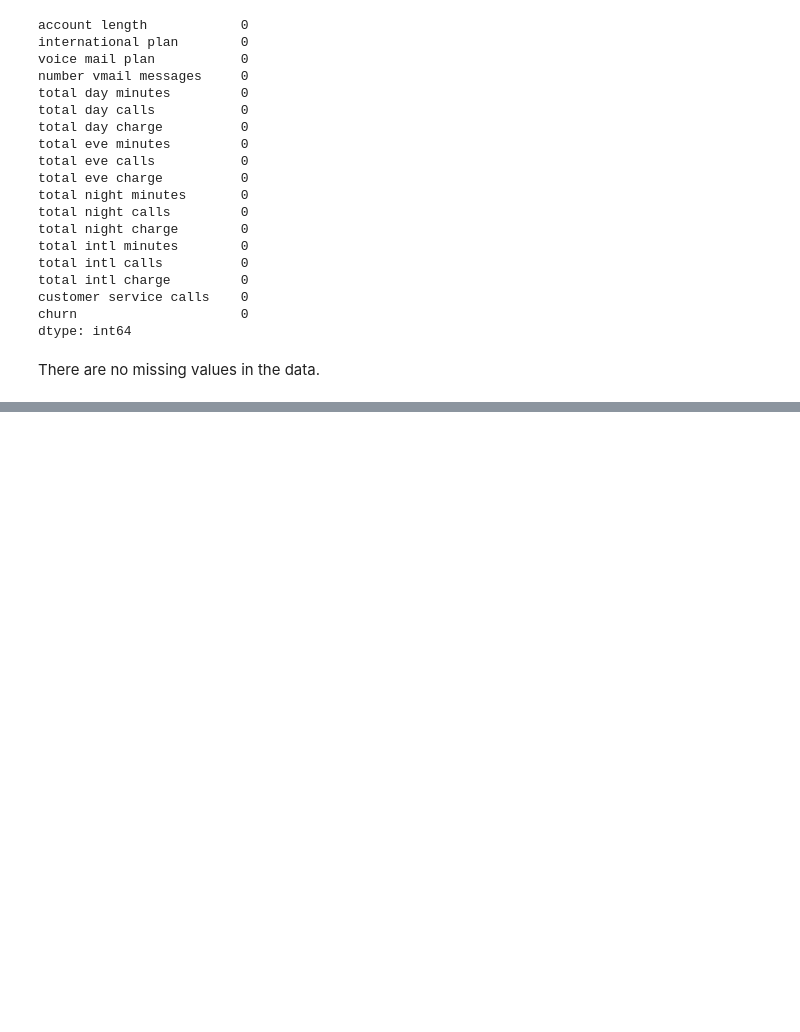
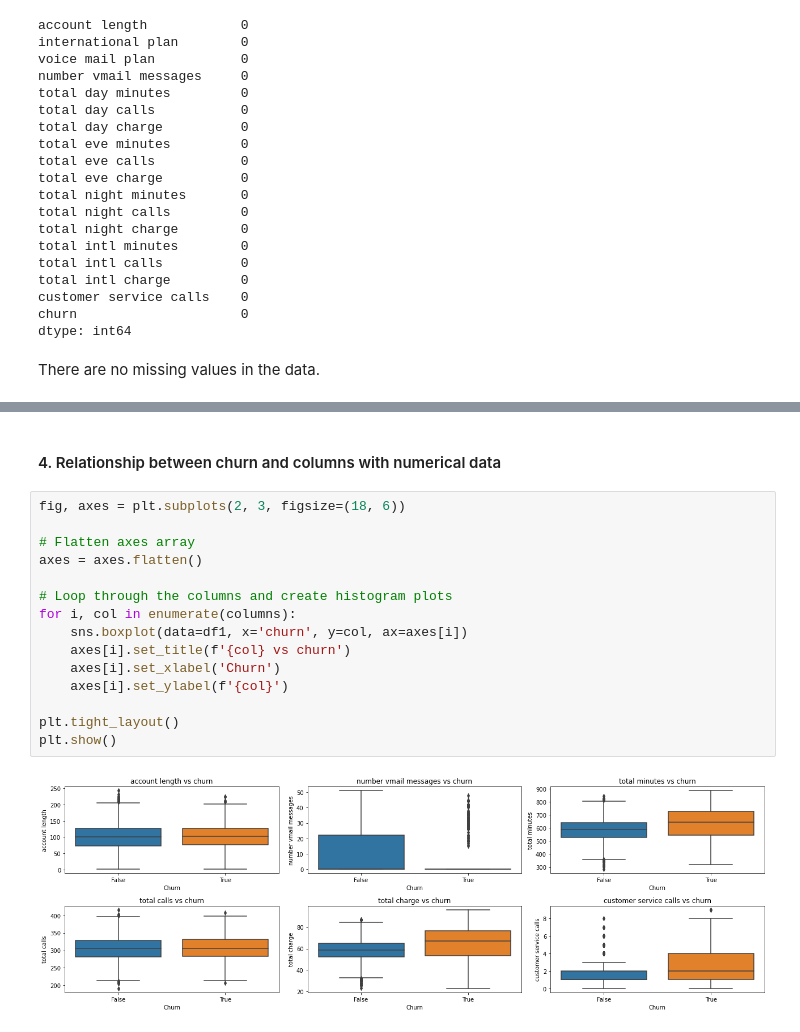
Before and after one commit to tracy-gwehona/Customer-Churn-Prediction, a Jupyter notebook: Customer-Churn-Prediction.ipynb, the cells around one changed output, grey strips where cells are left out. Drawn from its saved outputs; the diff is of its cells as text; blank space fills up the shorter version.

```diff
--- a/Customer-Churn-Prediction.ipynb
+++ b/Customer-Churn-Prediction.ipynb
@@ -145,0 +233,19 @@ There are no missing values in the data.
+# %% [markdown]
+#### 4. Relationship between churn and columns with numerical data
+# %%
+fig, axes = plt.subplots(2, 3, figsize=(18, 6))
+
+# Flatten axes array
+axes = axes.flatten()
+
+# Loop through the columns and create histogram plots
+for i, col in enumerate(columns):
+    sns.boxplot(data=df1, x='churn', y=col, ax=axes[i])
+    axes[i].set_title(f'{col} vs churn')
+    axes[i].set_xlabel('Churn')
+    axes[i].set_ylabel(f'{col}')
+
+plt.tight_layout()
+plt.show()
+# %% [output]
+[figure, added]
```
Also changed, not shown: parts of 15 cells of this notebook.
